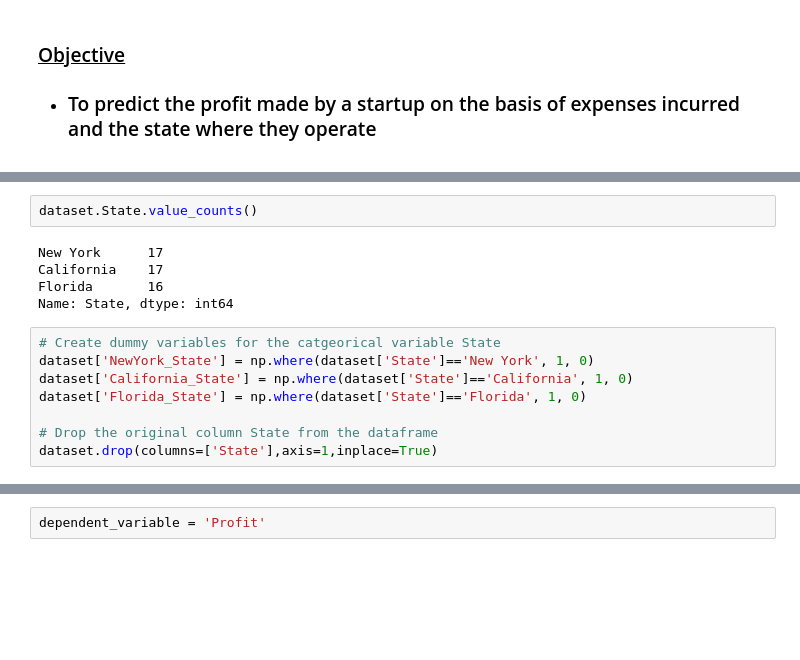
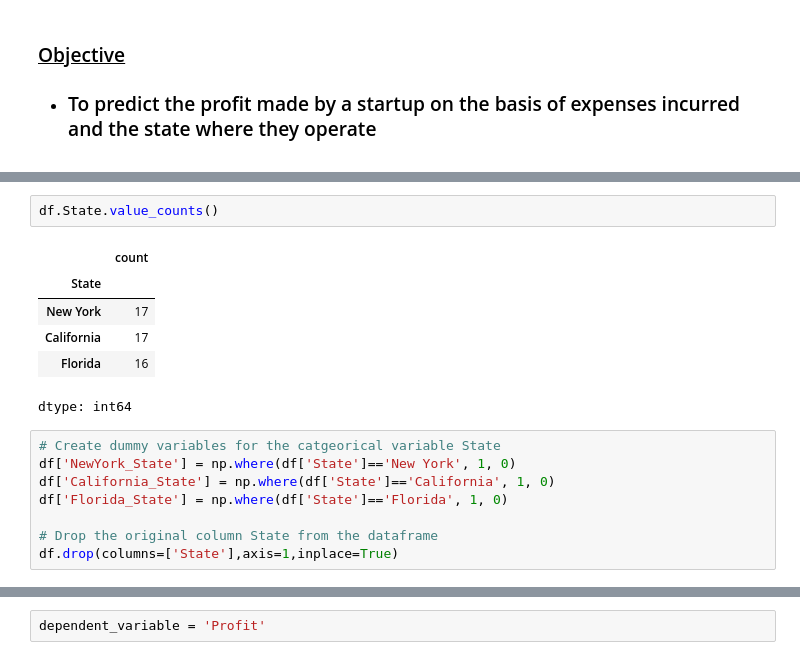
Before and after one commit to Bharatgaur/RawProjects, a Jupyter notebook: Linear_Regression_Implementation.ipynb, the cells around one changed output, grey strips where cells are left out. Saved outputs shown, nothing was run; the diff lists cells and outputs as text; blank space fills up the shorter version.

```diff
--- a/Linear_Regression_Implementation.ipynb
+++ b/Linear_Regression_Implementation.ipynb
@@ -88,18 +73,20 @@ ax.set_ylabel("Profit", fontsize = 15)
 Text(0, 0.5, 'Profit')
 [figure]
 # %%
-dataset.State.value_counts()
+df.State.value_counts()
 # %% [output]
+|  | count |
+| State |  |
+| New York | 17 |
+| California | 17 |
+| Florida | 16 |
-New York      17
-California    17
-Florida       16
-Name: State, dtype: int64
+dtype: int64
 # %%
 # Create dummy variables for the catgeorical variable State
-dataset['NewYork_State'] = np.where(dataset['State']=='New York', 1, 0)
-dataset['California_State'] = np.where(dataset['State']=='California', 1, 0)
-dataset['Florida_State'] = np.where(dataset['State']=='Florida', 1, 0)
+df['NewYork_State'] = np.where(df['State']=='New York', 1, 0)
+df['California_State'] = np.where(df['State']=='California', 1, 0)
+df['Florida_State'] = np.where(df['State']=='Florida', 1, 0)
 
 # Drop the original column State from the dataframe
-dataset.drop(columns=['State'],axis=1,inplace=True)
+df.drop(columns=['State'],axis=1,inplace=True)
 # %%
```
Also changed, not shown: parts of 25 cells of this notebook.
